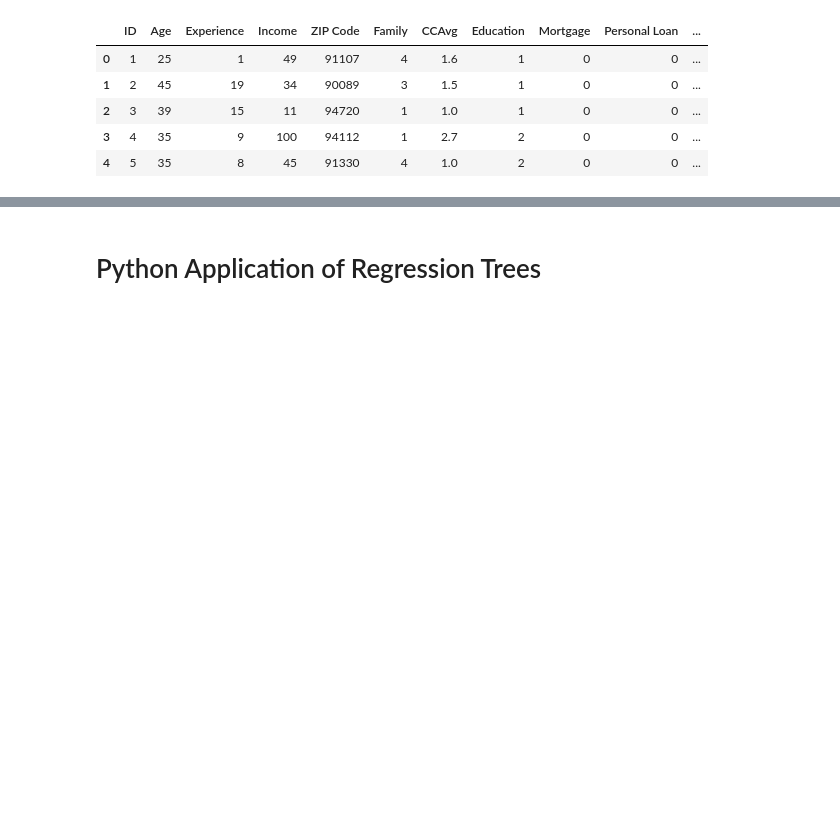
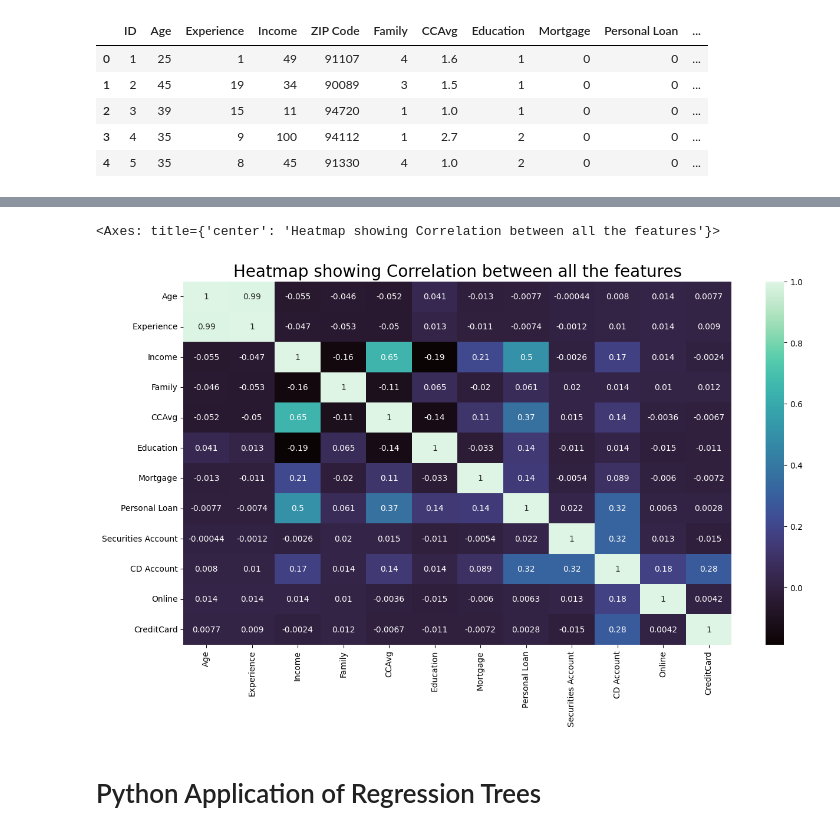
Before and after one commit to richlim16/SVM-Regression-Trees, a Jupyter notebook: Topic_Linear_SVM,_Non_Linear_SVM,_Regression_Trees_.ipynb, the cells around one changed output, grey strips where cells are left out. Cells and saved outputs as stored; diff of their text form; code cells hidden in the pictures; blank space fills up the shorter version.

```diff
--- a/Topic_Linear_SVM,_Non_Linear_SVM,_Regression_Trees_.ipynb
+++ b/Topic_Linear_SVM,_Non_Linear_SVM,_Regression_Trees_.ipynb
@@ -133,0 +153,4 @@ df.head()
+# %%
+# Dropping ID and ZIP Code columns from the dataset
+df1 = df.drop(["ID","ZIP Code"], axis = 1)
+df1.head()
@@ -134,3 +164,10 @@ df.head()
+# %%
+plt.figure(figsize=(15,8))
+plt.title("Heatmap showing Correlation between all the features", fontsize=20)
+sns.heatmap(df1.corr(),annot = True, cmap='mako')
+# %% [output]
+<Axes: title={'center': 'Heatmap showing Correlation between all the features'}>
+[figure, added]
 # %% [markdown]
 # Python Application of Regression Trees
 # %%
```
Also changed, not shown: parts of 3 cells of this notebook.
